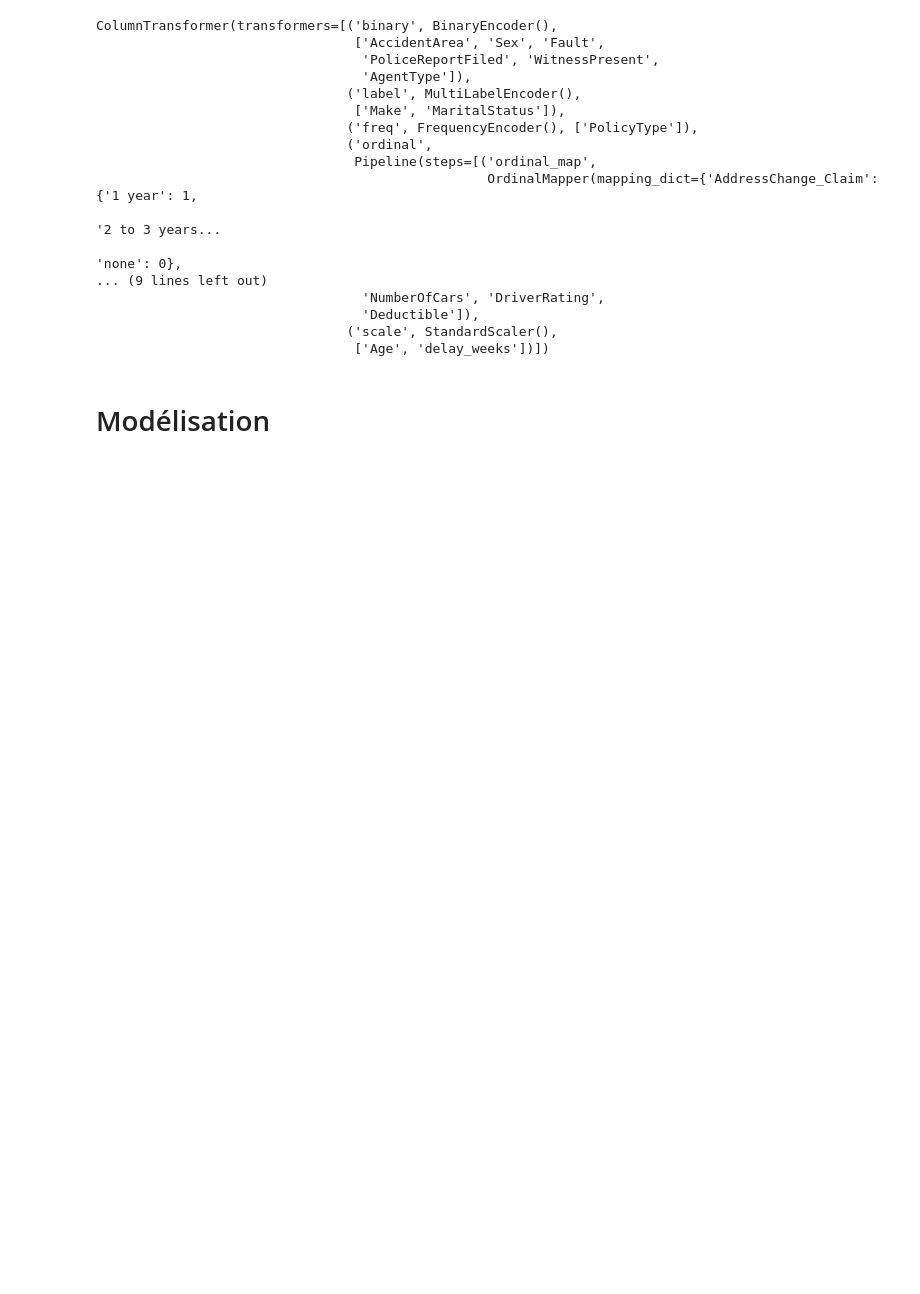
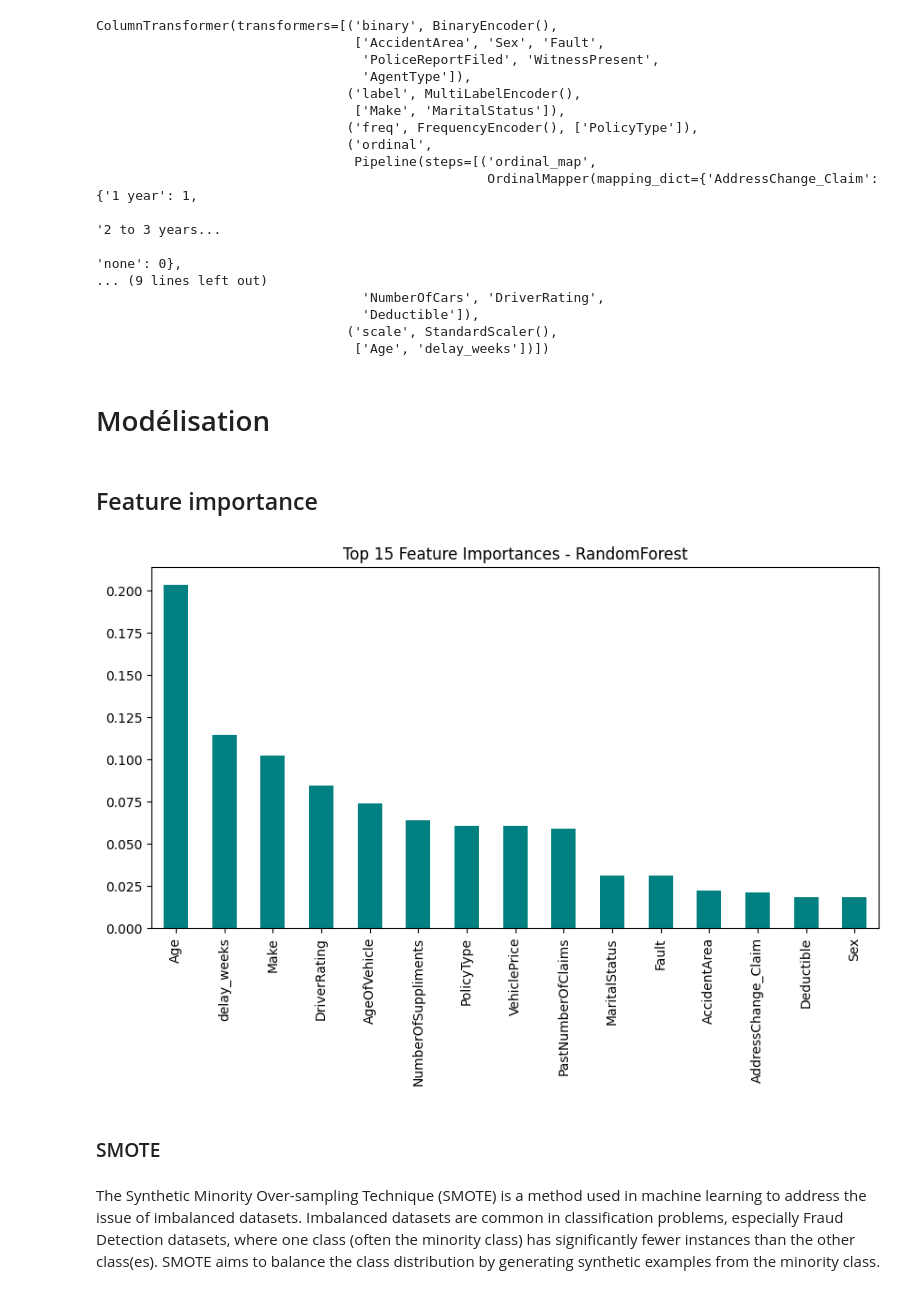
Before and after one commit to LarrySANDJO/PROJET_STATAPP, a Jupyter notebook: Notebooks/EDA_Vehicle.ipynb, the cells around one changed output. Cells and saved outputs as stored; diff of their text form; code cells hidden in the pictures; blank space fills up the shorter version.

```diff
--- a/Notebooks/EDA_Josette.ipynb
+++ b/Notebooks/EDA_Vehicle.ipynb
@@ -857,3 +773,5 @@ ColumnTransformer(transformers=[('binary', BinaryEncoder(),
                                  ['Age', 'delay_weeks'])])
 # %% [markdown]
 # Modélisation
+# %% [markdown]
+## Feature importance
@@ -859,0 +780,18 @@ ColumnTransformer(transformers=[('binary', BinaryEncoder(),
+# %%
+X1 = X_train_processed.copy()
+y1 = y_train.copy()
+
+rf = RandomForestClassifier(n_estimators=200, random_state=42)
+rf.fit(X1, y1)
+
+importances = pd.Series(rf.feature_importances_, index=X1.columns).sort_values(ascending=False)
+plt.figure(figsize=(10,5))
+importances.head(15).plot(kind='bar', color='teal')
+plt.title("Top 15 Feature Importances - RandomForest")
+plt.show()
+# %% [output]
+[figure, added]
+# %% [markdown]
+### SMOTE
+# %% [markdown]
+The Synthetic Minority Over-sampling Technique (SMOTE) is a method used in machine learning to address the issue of imbalanced datasets. Imbalanced datasets are common in classification problems, especially Fraud Detection datasets, where one class (often the minority class) has significantly fewer instances than the other class(es). SMOTE aims to balance the class distribution by generating synthetic examples from the minority class.
```
Also changed, not shown: parts of 17 cells of this notebook, 1 other file.
